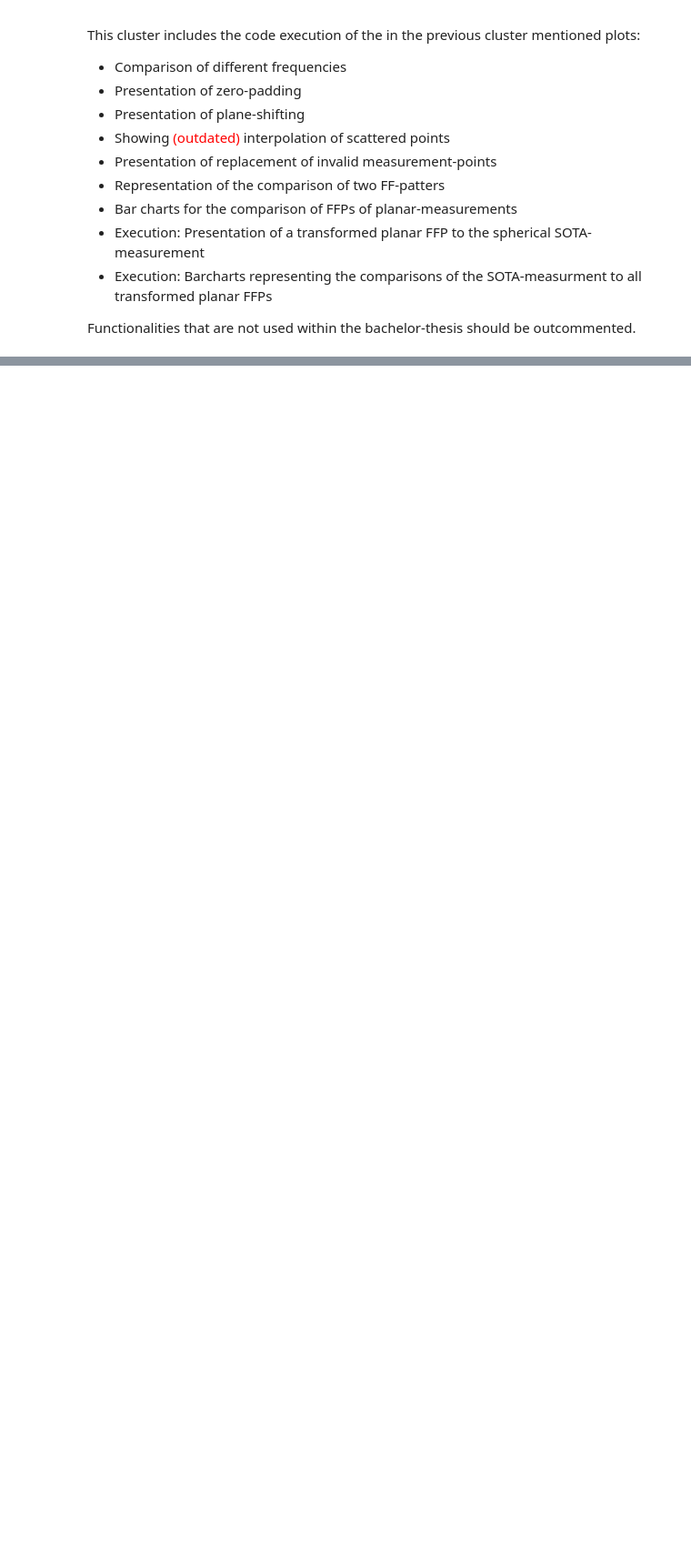
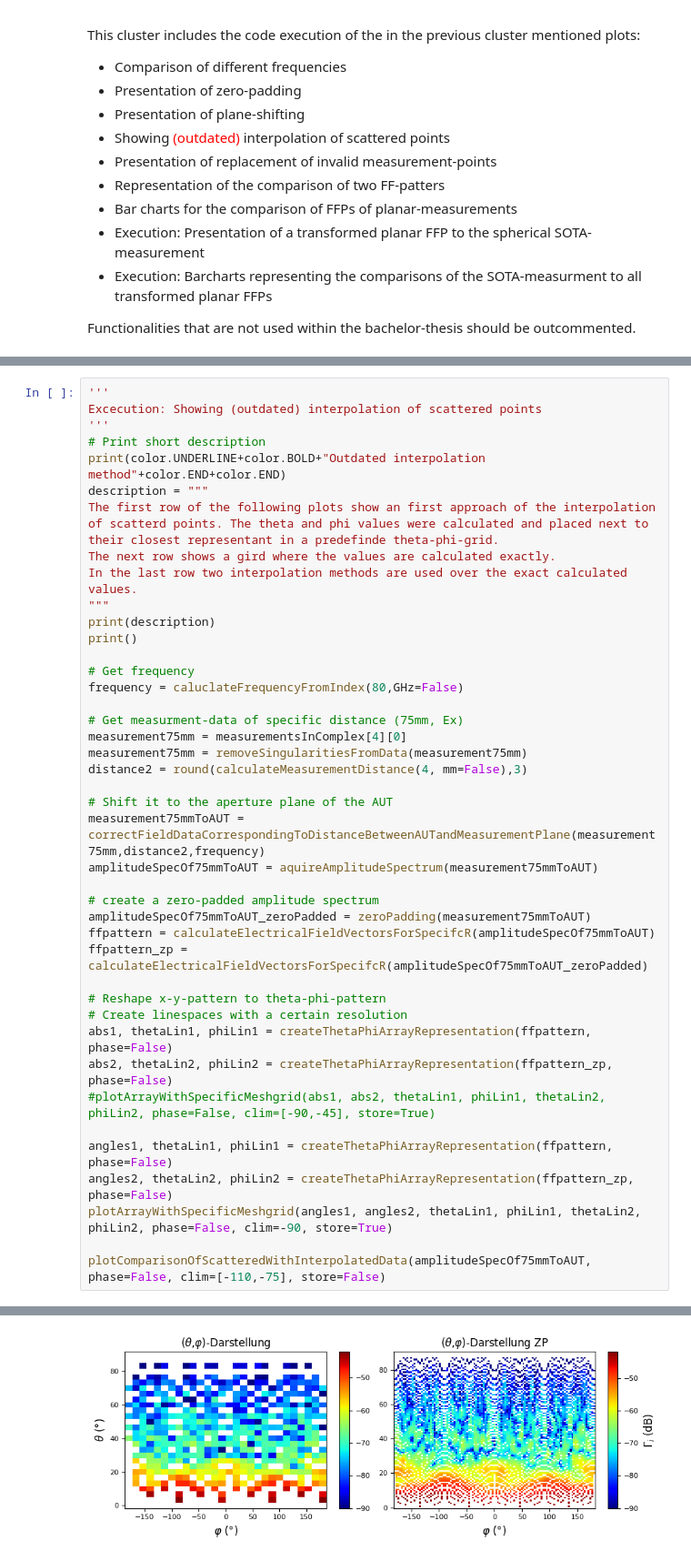
Before and after one commit to ImmuMau/Bac-Thesis-Maurer, a Jupyter notebook: Main.ipynb, the cells around one changed output, grey strips where cells are left out. Shown at 91% size. Drawn from its saved outputs; the diff is of its cells as text; blank space fills up the shorter version.

```diff
--- a/Main.ipynb
+++ b/Main.ipynb
@@ -3129,0 +2850,43 @@ The first line of the following plot shows the measurement of a measuring plane
+# %%
+'''
+Excecution: Showing (outdated) interpolation of scattered points
+'''
+# Print short description
+print(color.UNDERLINE+color.BOLD+"Outdated interpolation method"+color.END+color.END)
+description = """
+The first row of the following plots show an first approach of the interpolation of scatterd points. The theta and phi values were calculated and placed next to their closest representant in a predefinde theta-phi-grid.
+The next row shows a gird where the values are calculated exactly.
+In the last row two interpolation methods are used over the exact calculated values.
+"""
+print(description)
+print()
+
+# Get frequency
+frequency = caluclateFrequencyFromIndex(80,GHz=False)
+
+# Get measurment-data of specific distance (75mm, Ex)
+measurement75mm = measurementsInComplex[4][0]
+measurement75mm = removeSingularitiesFromData(measurement75mm)
+distance2 = round(calculateMeasurementDistance(4, mm=False),3)
+
+# Shift it to the aperture plane of the AUT
+measurement75mmToAUT = correctFieldDataCorrespondingToDistanceBetweenAUTandMeasurementPlane(measurement75mm,distance2,frequency)
+amplitudeSpecOf75mmToAUT = aquireAmplitudeSpectrum(measurement75mmToAUT)
+
+# create a zero-padded amplitude spectrum
+amplitudeSpecOf75mmToAUT_zeroPadded = zeroPadding(measurement75mmToAUT)
+ffpattern = calculateElectricalFieldVectorsForSpecifcR(amplitudeSpecOf75mmToAUT)
+ffpattern_zp = calculateElectricalFieldVectorsForSpecifcR(amplitudeSpecOf75mmToAUT_zeroPadded)
+
+# Reshape x-y-pattern to theta-phi-pattern
+# Create linespaces with a certain resolution
+abs1, thetaLin1, phiLin1 = createThetaPhiArrayRepresentation(ffpattern, phase=False)
+abs2, thetaLin2, phiLin2 = createThetaPhiArrayRepresentation(ffpattern_zp, phase=False)
+#plotArrayWithSpecificMeshgrid(abs1, abs2, thetaLin1, phiLin1, thetaLin2, phiLin2, phase=False, clim=[-90,-45], store=True)
+
+angles1, thetaLin1, phiLin1 = createThetaPhiArrayRepresentation(ffpattern, phase=False)
+angles2, thetaLin2, phiLin2 = createThetaPhiArrayRepresentation(ffpattern_zp, phase=False)
+plotArrayWithSpecificMeshgrid(angles1, angles2, thetaLin1, phiLin1, thetaLin2, phiLin2, phase=False, clim=-90, store=True)
+
+plotComparisonOfScatteredWithInterpolatedData(amplitudeSpecOf75mmToAUT, phase=False, clim=[-110,-75], store=False)
+# %% [output]
@@ -3129,0 +2901 @@ The first line of the following plot shows the measurement of a measuring plane
+[figure, added]
```
Also changed, not shown: parts of 12 cells of this notebook, 4 other files.
